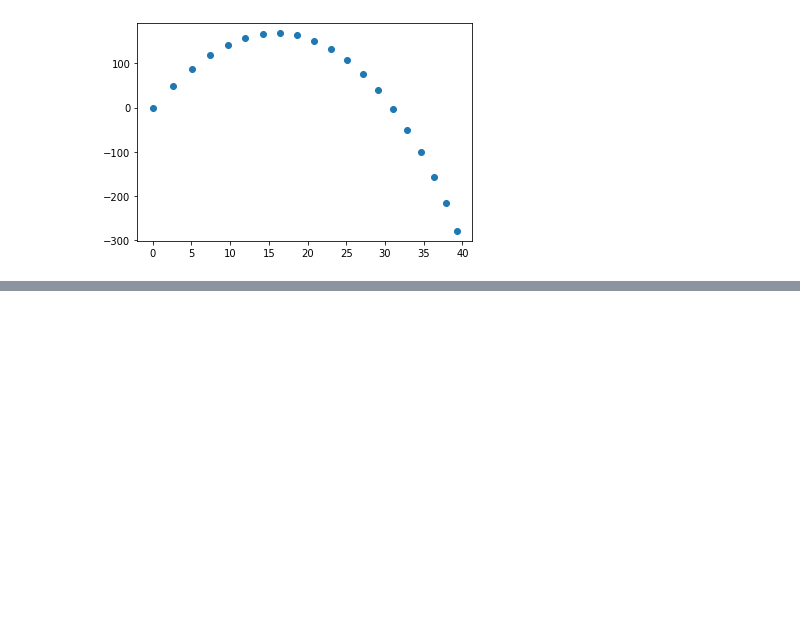
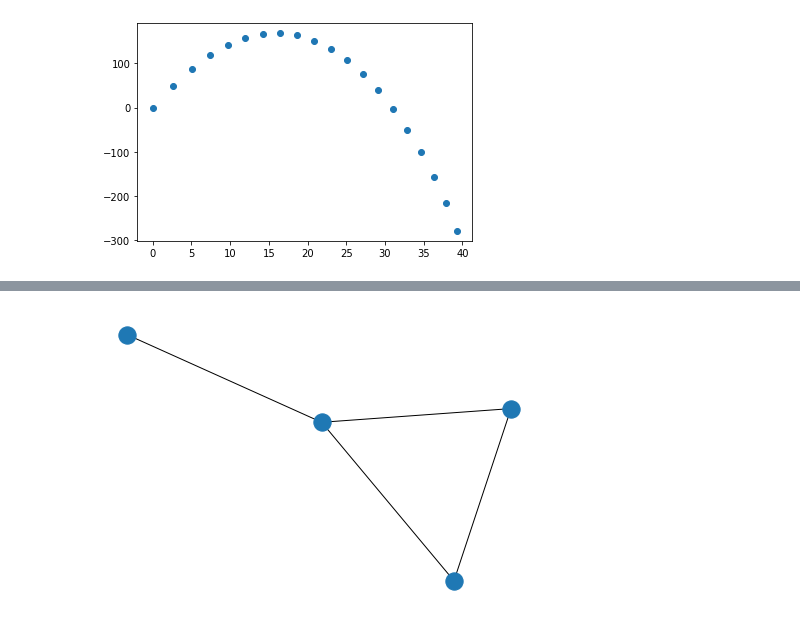
Before and after one commit to angelacpd/Scientific_Python, a Jupyter notebook: Lecture_5.ipynb, the cells around one changed output, grey strips where cells are left out. Drawn from its saved outputs; the diff is of its cells as text; code cells hidden in the pictures; blank space fills up the shorter version.

```diff
--- a/Lecture_5.ipynb
+++ b/Lecture_5.ipynb
@@ -498,0 +508,11 @@ plt.show()
+# %%
+G = nx.Graph()
+G.add_nodes_from([1,2,3,4])
+G.add_edge(1,2)
+G.add_edge(2,3)
+G.add_edge(3,1)
+G.add_edge(3,4)
+# %%
+nx.draw(G)
+# %% [output]
+[figure, added]
```
Also changed, not shown: parts of 3 cells of this notebook.
